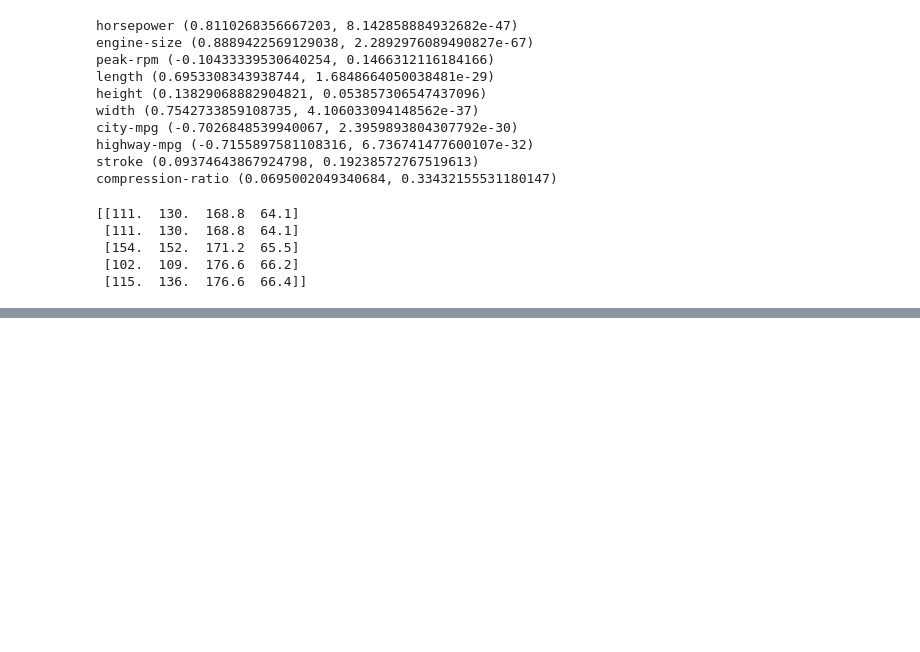
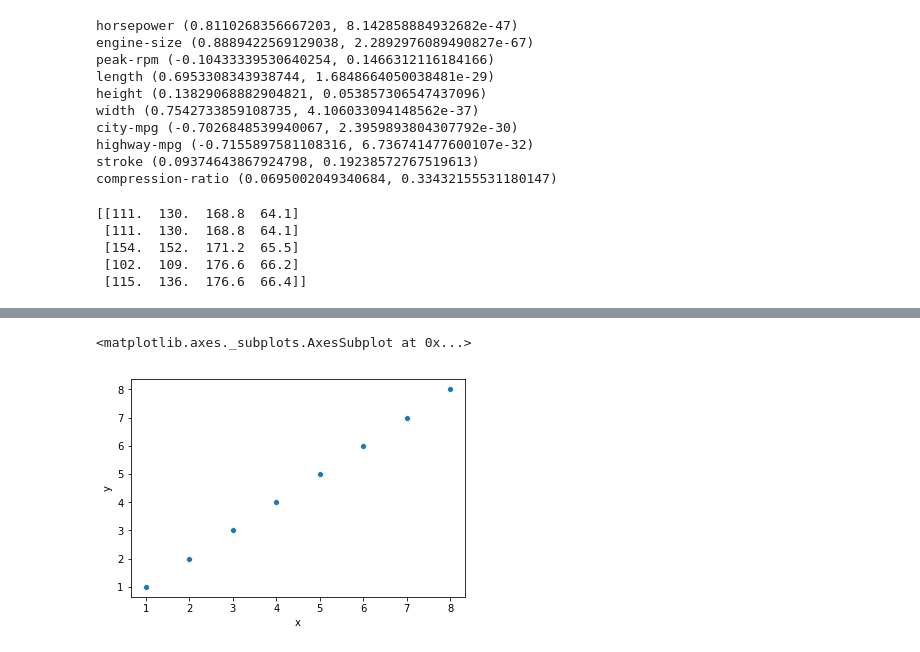
Before and after one commit to justdvnsh/Data-Lit, a Jupyter notebook: regression/Linear_Regression_Data_Lit.ipynb, the cells around one changed output, grey strips where cells are left out. Saved outputs shown, nothing was run; the diff lists cells and outputs as text; code cells hidden in the pictures; blank space fills up the shorter version.

```diff
--- a/regression/Linear_Regression_Data_Lit.ipynb
+++ b/regression/Linear_Regression_Data_Lit.ipynb
@@ -357,0 +365,7 @@ lasso regression: (2295.120408154451, 14657193.245905127)
+# %%
+data = pd.DataFrame({
+    'x': [1,2,3,4,5,6,7,8],
+    'y': [1,2,3,4,5,6,7,8]
+})
+
+data
@@ -357,0 +382,5 @@ lasso regression: (2295.120408154451, 14657193.245905127)
+# %%
+sns.scatterplot(data.x, data.y)
+# %% [output]
+<matplotlib.axes._subplots.AxesSubplot at 0x...>
+[figure, added]
```
Also changed, not shown: parts of 19 cells of this notebook.
